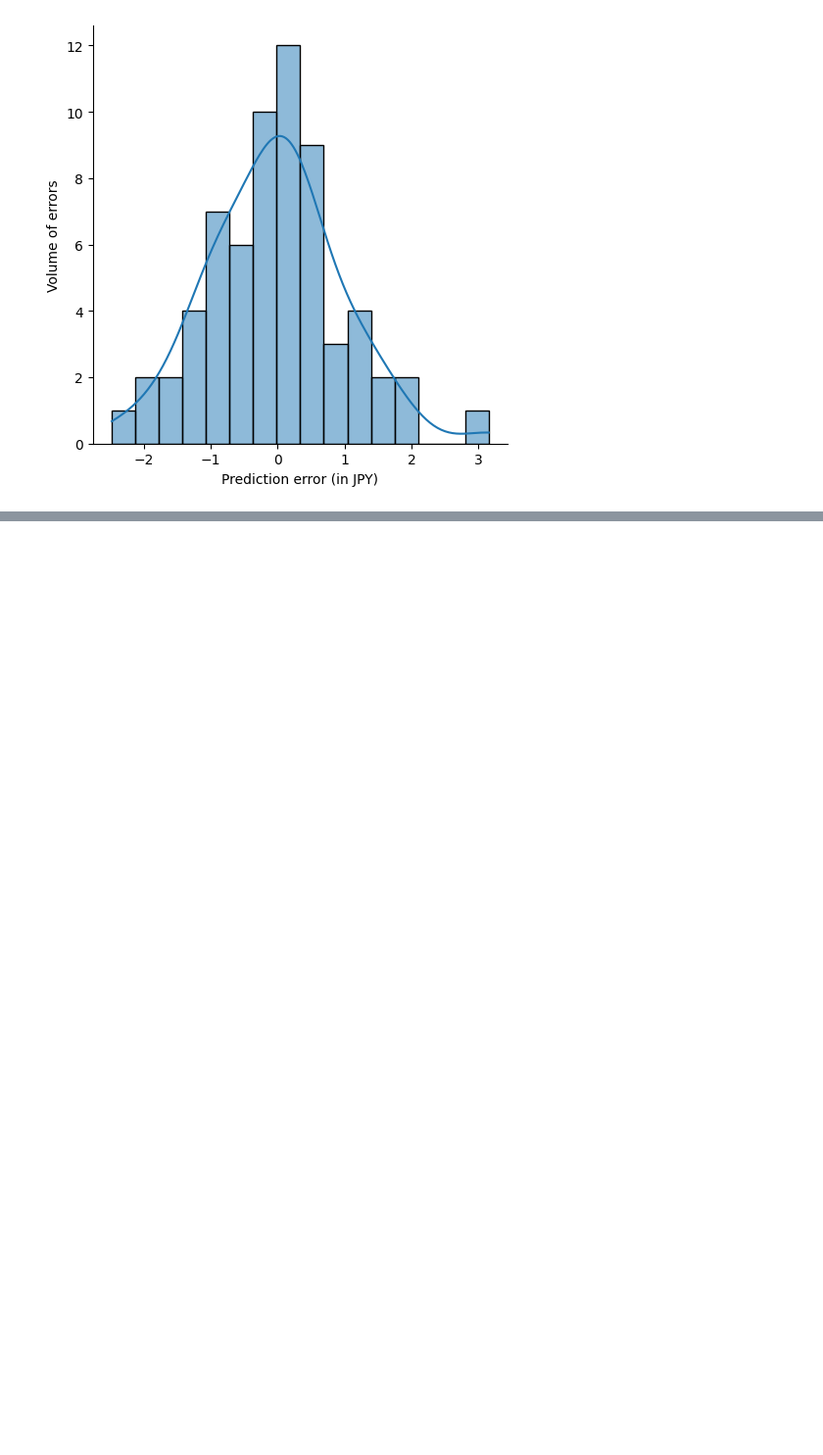
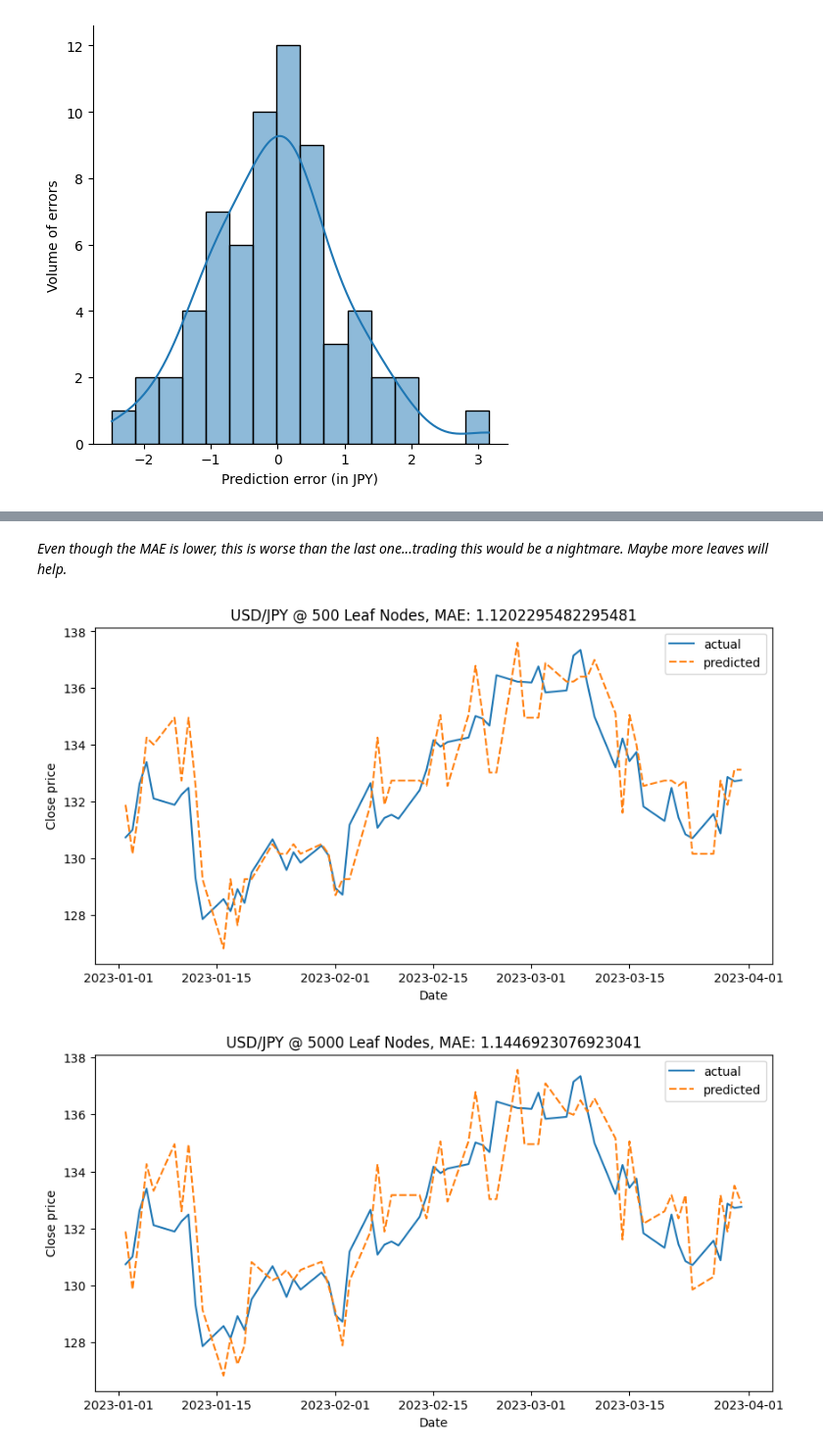
Before and after one commit to whitgroves/fintech-bootcamp-at-home, a Jupyter notebook: project-2-currency-predictor.ipynb, the cells around one changed output, grey strips where cells are left out. Shown at 98% size. Cells and saved outputs as stored; diff of their text form; code cells hidden in the pictures; blank space fills up the shorter version.

```diff
--- a/project-2-currency-predictor.ipynb
+++ b/project-2-currency-predictor.ipynb
@@ -281,0 +329,17 @@ Note that a higher error would correlate to higher losses (if entering a long po
+# %% [markdown]
+*Even though the MAE is lower, this is worse than the last one...trading this would be a nightmare. Maybe more leaves will help.*
+# %%
+for scale in range(2, 6):
+    nodes_max = 5 * 10 ** scale
+    opt_model = DecisionTreeRegressor(max_leaf_nodes=nodes_max, random_state=489)
+    opt_model.fit(X, y)
+    opt_y_test = pandas.Series(opt_model.predict(X_test), index=X_test.index)
+    opt_comp = pandas.DataFrame({'predicted':opt_y_test, 'actual':q1.close})
+    matplot.figure(figsize=(10, 5))
+    matplot.title(f'USD/JPY @ {nodes_max} Leaf Nodes, MAE: {mean_absolute_error(opt_comp.actual, opt_comp.predicted)}')
+    seaborn.lineplot(data=opt_comp.loc[:, ['actual', 'predicted']])
+    matplot.ylabel('Close price')
+    matplot.xlabel('Date')
+# %% [output]
+[figure, added]
+[figure, added]
```
Also changed, not shown: parts of 9 cells of this notebook.
